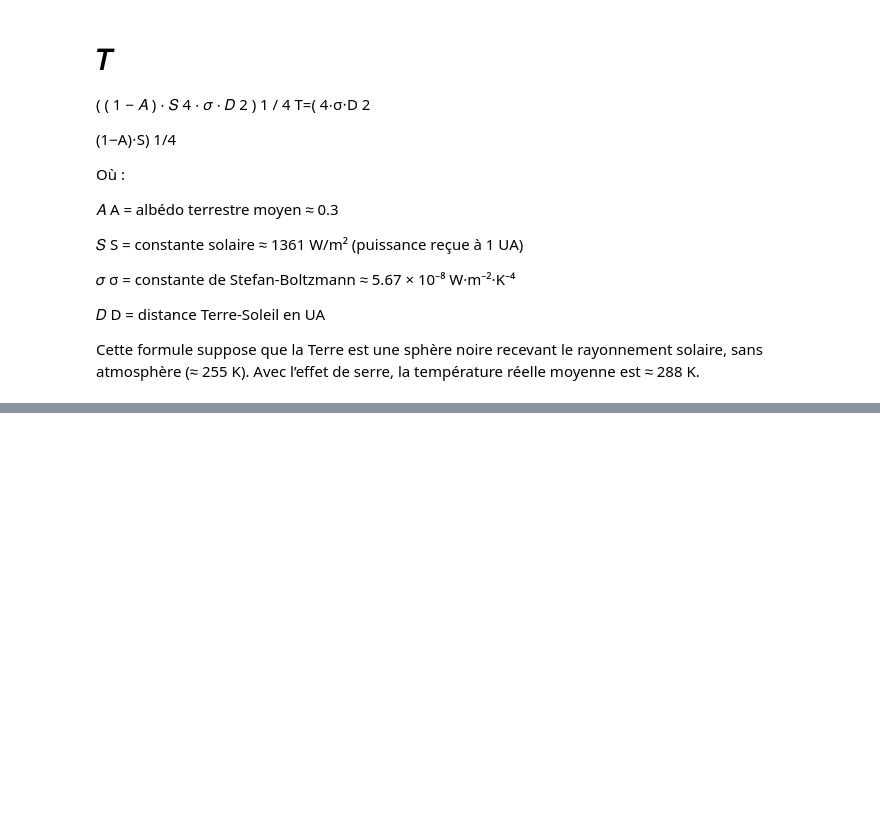
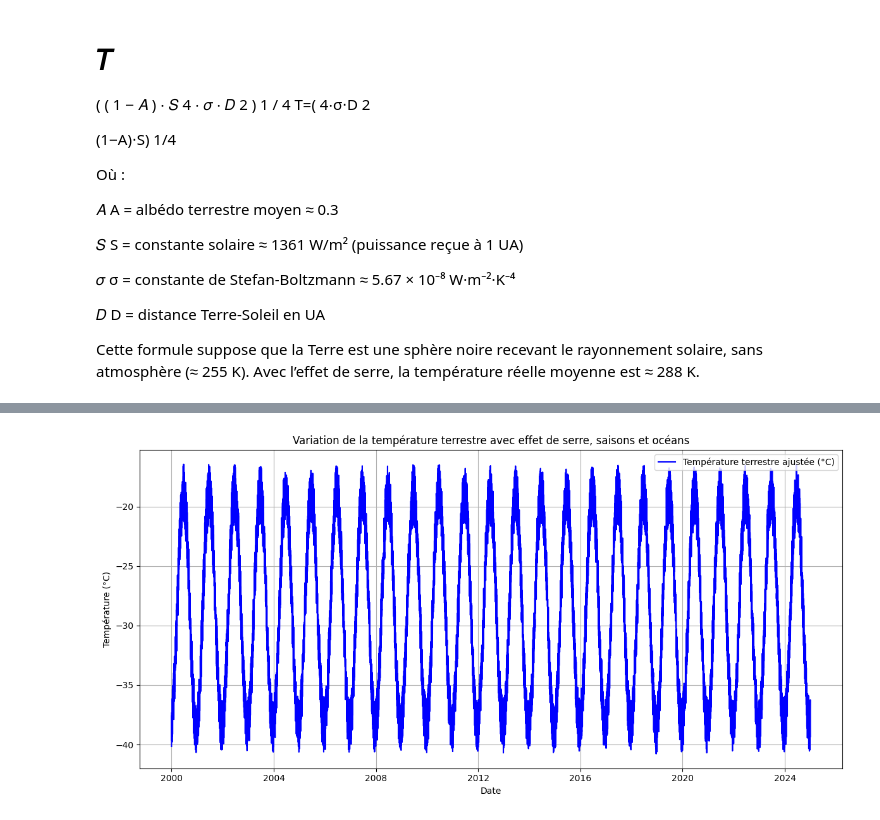
Before and after one commit to fullstackDonya/exoplanet-classification, a Jupyter notebook: Terre_Soleil.ipynb, the cells around one changed output, grey strips where cells are left out. Cells and saved outputs as stored; diff of their text form; code cells hidden in the pictures; blank space fills up the shorter version.

```diff
--- a/Terre_Soleil.ipynb
+++ b/Terre_Soleil.ipynb
@@ -297,0 +240,58 @@ plt.show()
+# %%
+import numpy as np
+import matplotlib.pyplot as plt
+import pandas as pd
+
+# Paramètres constants
+albedo = 0.3  # Albédo moyen de la Terre
+solar_constant = 1361  # Constante solaire en W/m²
+sigma = 5.67e-8  # Constante de Stefan-Boltzmann en W/m²/K⁴
+eccentricity = 0.0167  # Excentricité orbitale de la Terre (valeur moyenne)
+
+# Fonction pour calculer la température radiative
+def compute_radiative_temperature(distance_au):
+    return ((1 - albedo) * solar_constant / (4 * sigma * (distance_au ** 2))) ** 0.25
+
+# Fonction pour appliquer l'effet de serre
+def apply_greenhouse_effect(temp_radiative, co2_factor=1.2):
+    return temp_radiative * co2_factor
+
+# Fonction pour calculer le facteur saisonnier (variation de l'inclinaison de l'axe terrestre)
+def seasonal_factor(day_of_year):
+    # Calcul de l'angle d'incidence du Soleil en fonction du jour de l'année (simplifié)
+    angle_of_inclination = 23.5 * np.sin(np.deg2rad((360 / 365.25) * (day_of_year - 81)))  # Variation annuelle
+    return 1 + 0.1 * np.sin(np.deg2rad(angle_of_inclination))  # Facteur saisonnier simplifié
+
+# Fonction pour appliquer l'effet des océans (modération thermique)
+def ocean_factor(latitude):
+    return 0.8  # Supposition d'une atténuation uniforme des températures due aux océans
+
+# Ajouter ces facteurs à un DataFrame avec des dates
+dates = pd.date_range("2000-01-01", "2025-01-01", freq="D")  # Plage de dates
+distance_terre_soleil = np.random.uniform(0.98, 1.02, size=len(dates))  # Exemple de distances Terre-Soleil en AU
+co2_factor = 1.2  # Facteur d'effet de serre hypothétique
+latitude = 0  # Latitude moyenne (équateur)
+
+# Calcul des températures ajustées
+temps_radiative = np.array([compute_radiative_temperature(d) for d in distance_terre_soleil])
+temps_with_greenhouse = np.array([apply_greenhouse_effect(t, co2_factor) for t in temps_radiative])
+seasonal_adjustment = np.array([seasonal_factor(day) for day in range(1, len(dates) + 1)])
+ocean_adjustment = np.array([ocean_factor(lat) for lat in [latitude] * len(dates)])
+
+temps_adjusted = temps_with_greenhouse * seasonal_adjustment * ocean_adjustment
+
+# Convertir les températures en Celsius
+temps_celsius = temps_adjusted - 273.15
+
+# Affichage
+plt.figure(figsize=(12, 6))
+plt.plot(dates, temps_celsius, label="Température terrestre ajustée (°C)", color="blue")
+plt.xlabel("Date")
+plt.ylabel("Température (°C)")
+plt.title("Variation de la température terrestre avec effet de serre, saisons et océans")
+plt.grid(True)
+plt.legend()
+plt.tight_layout()
+plt.show()
+# %% [output]
+[figure, added]
```
Also changed, not shown: parts of 21 cells of this notebook.
